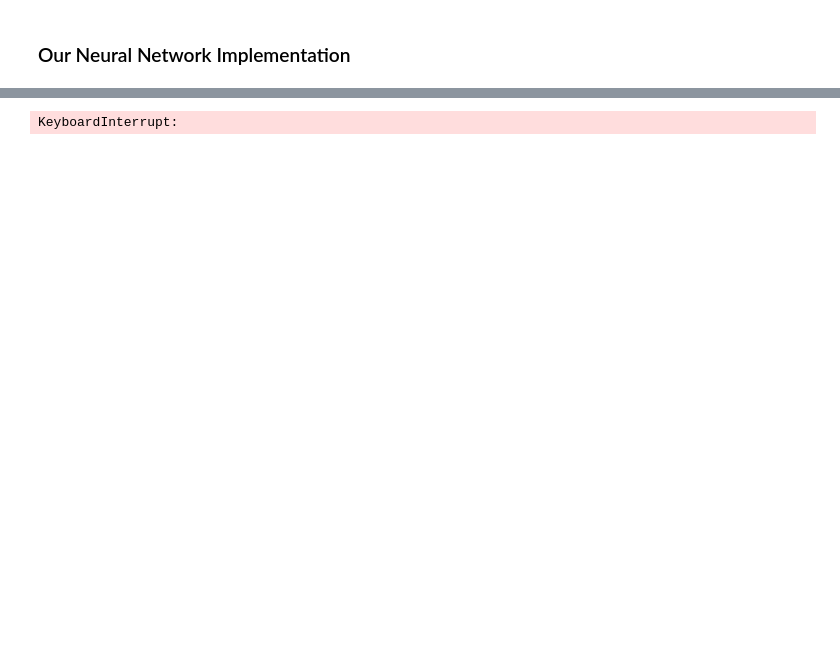
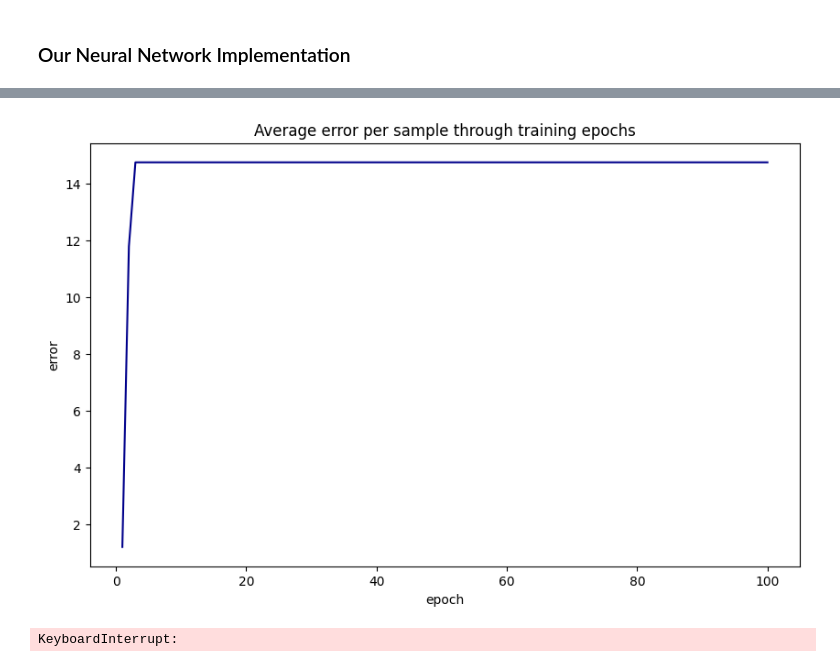
Before and after one commit to nadiaverdha/MachineLearningEx2, a Jupyter notebook: Ex2_bank.ipynb, the cells around one changed output, grey strips where cells are left out. Drawn from its saved outputs; the diff is of its cells as text; code cells hidden in the pictures; blank space fills up the shorter version.

```diff
--- a/Ex2_bank.ipynb
+++ b/Ex2_bank.ipynb
@@ -102,14 +195,38 @@ X_val[len(cat_cols):]  = scaler.transform(X_val[len(cat_cols):])
 # %%
 seed = 1234
-# network with 2 layers
+# network with 3 layers
+seed = 1234
+# network with 3 layers
 net = Network()
-net.add(FCLayer(13, 2,seed =  1234))
+net.add(FCLayer(13, 8,seed =  seed))
+net.add(FCLayer(8, 8,seed =  seed))
+net.add(FCLayer(8, 2,seed =  seed))
 net.add(ActivationLayer(sigmoid, sigmoid_prime))
+# train
 
-# train
 net.use(binary_cross_entropy, binary_cross_entropy_prime)
 
-err_vect = net.fit(X_train, y_train, epochs=500, learning_rate=0.1)
+err_vect = net.fit_batch(X_train, y_train, epochs=100, learning_rate=0.1)
 net.plot_error_curve(err_vect)
 # %% [output]
-KeyboardInterrupt:
+[figure, added]
+# %%
+seed = 1234
+# network with 3 layers
+seed = 1234
+# network with 3 layers
+net = Network()
+net.add(FCLayer(13, 8,seed =  seed))
+net.add(ActivationLayer(tanh, tanh_prime))
+net.add(FCLayer(8, 8,seed =  seed))
+net.add(ActivationLayer(tanh, tanh_prime))
+net.add(FCLayer(8, 2,seed =  seed))
+net.add(ActivationLayer(sigmoid, sigmoid_prime))
+# train
+
+net.use(binary_cross_entropy, binary_cross_entropy_prime)
+
+err_vect = net.fit_batch(X_train, y_train, epochs=200, learning_rate=0.01)
+net.plot_error_curve(err_vect)
+# %% [output]
+KeyboardInterrupt:
```
Also changed, not shown: parts of 10 cells of this notebook.
